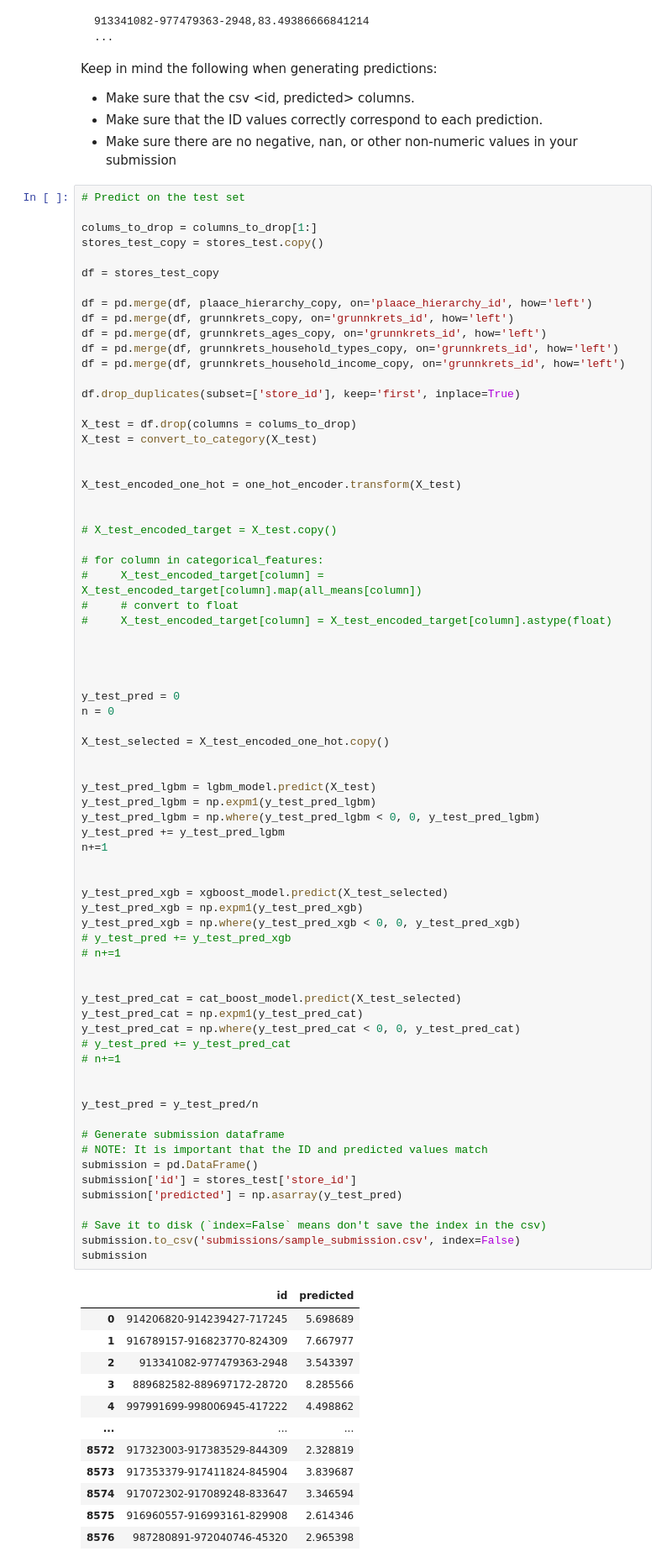
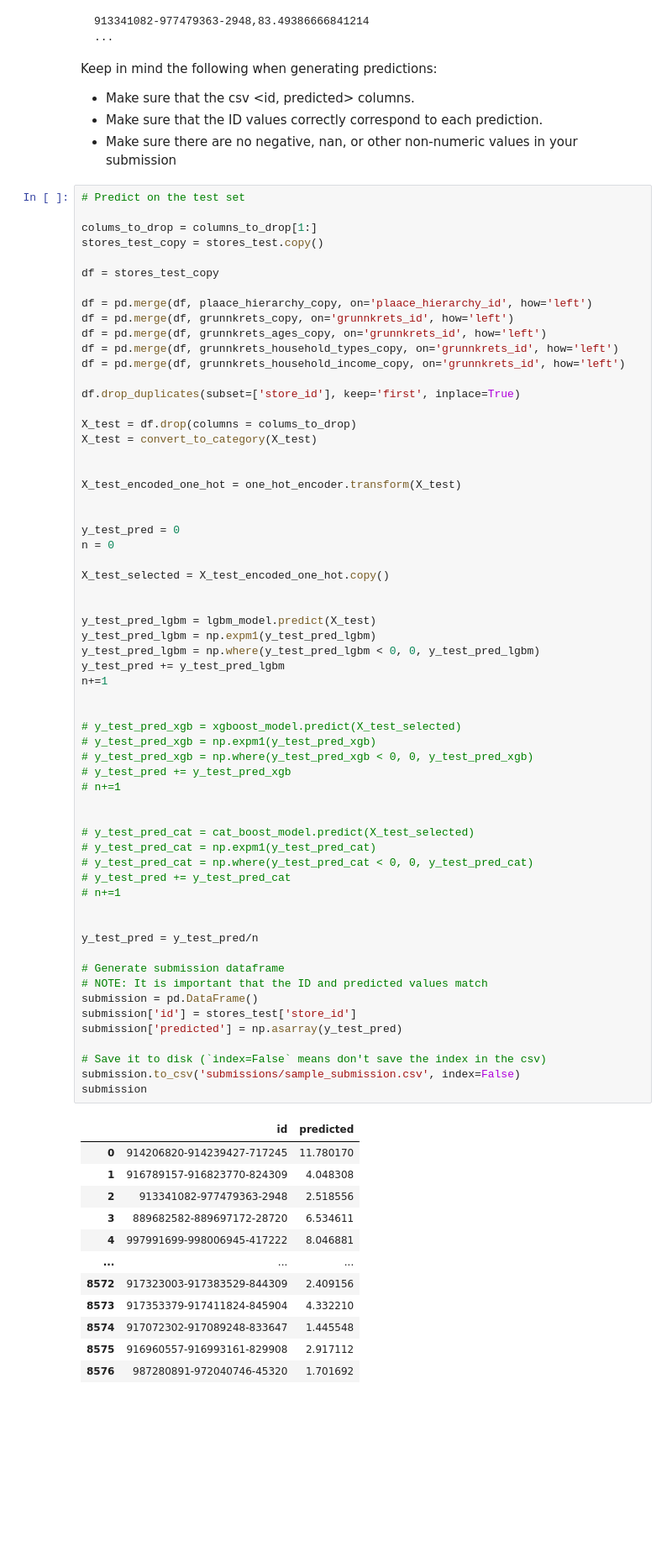
Before and after one commit to vladlevitin/TDT4173-Retail-Revenue-Prediction, a Jupyter notebook: TDT4173 Retail Revenue Prediction/introduction.ipynb, the cells around one changed output. Shown at 84% size. Cells and saved outputs as stored; diff of their text form; blank space fills up the shorter version.

```diff
--- a/TDT4173 Retail Revenue Prediction/introduction.ipynb
+++ b/TDT4173 Retail Revenue Prediction/introduction.ipynb
@@ -1191,16 +1157,6 @@ X_test = convert_to_category(X_test)
 X_test_encoded_one_hot = one_hot_encoder.transform(X_test)
 
 
-# X_test_encoded_target = X_test.copy()
-
-# for column in categorical_features:
-#     X_test_encoded_target[column] = X_test_encoded_target[column].map(all_means[column])
-#     # convert to float
-#     X_test_encoded_target[column] = X_test_encoded_target[column].astype(float)
-
-
-
-
 y_test_pred = 0
 n = 0
 
@@ -1208,50 +1164,50 @@ X_test_selected = X_test_encoded_one_hot.copy()
 
 
 y_test_pred_lgbm = lgbm_model.predict(X_test)
 y_test_pred_lgbm = np.expm1(y_test_pred_lgbm)
 y_test_pred_lgbm = np.where(y_test_pred_lgbm < 0, 0, y_test_pred_lgbm)
 y_test_pred += y_test_pred_lgbm
 n+=1
 
 
-y_test_pred_xgb = xgboost_model.predict(X_test_selected)
-y_test_pred_xgb = np.expm1(y_test_pred_xgb)
-y_test_pred_xgb = np.where(y_test_pred_xgb < 0, 0, y_test_pred_xgb)
+# y_test_pred_xgb = xgboost_model.predict(X_test_selected)
+# y_test_pred_xgb = np.expm1(y_test_pred_xgb)
+# y_test_pred_xgb = np.where(y_test_pred_xgb < 0, 0, y_test_pred_xgb)
 # y_test_pred += y_test_pred_xgb
 # n+=1
 
 
-y_test_pred_cat = cat_boost_model.predict(X_test_selected)
-y_test_pred_cat = np.expm1(y_test_pred_cat)
-y_test_pred_cat = np.where(y_test_pred_cat < 0, 0, y_test_pred_cat)
+# y_test_pred_cat = cat_boost_model.predict(X_test_selected)
+# y_test_pred_cat = np.expm1(y_test_pred_cat)
+# y_test_pred_cat = np.where(y_test_pred_cat < 0, 0, y_test_pred_cat)
 # y_test_pred += y_test_pred_cat
 # n+=1
 
 
 y_test_pred = y_test_pred/n
 
 # Generate submission dataframe
 # NOTE: It is important that the ID and predicted values match
 submission = pd.DataFrame()
 submission['id'] = stores_test['store_id']
 submission['predicted'] = np.asarray(y_test_pred)
 
 # Save it to disk (`index=False` means don't save the index in the csv)
 submission.to_csv('submissions/sample_submission.csv', index=False)
 submission
 # %% [output]
 |  | id | predicted |
-| 0 | 914206820-914239427-717245 | 5.698689 |
-| 1 | 916789157-916823770-824309 | 7.667977 |
-| 2 | 913341082-977479363-2948 | 3.543397 |
-| 3 | 889682582-889697172-28720 | 8.285566 |
-| 4 | 997991699-998006945-417222 | 4.498862 |
+| 0 | 914206820-914239427-717245 | 11.780170 |
+| 1 | 916789157-916823770-824309 | 4.048308 |
+| 2 | 913341082-977479363-2948 | 2.518556 |
+| 3 | 889682582-889697172-28720 | 6.534611 |
+| 4 | 997991699-998006945-417222 | 8.046881 |
 | ... | ... | ... |
-| 8572 | 917323003-917383529-844309 | 2.328819 |
-| 8573 | 917353379-917411824-845904 | 3.839687 |
-| 8574 | 917072302-917089248-833647 | 3.346594 |
-| 8575 | 916960557-916993161-829908 | 2.614346 |
-| 8576 | 987280891-972040746-45320 | 2.965398 |
+| 8572 | 917323003-917383529-844309 | 2.409156 |
+| 8573 | 917353379-917411824-845904 | 4.332210 |
+| 8574 | 917072302-917089248-833647 | 1.445548 |
+| 8575 | 916960557-916993161-829908 | 2.917112 |
+| 8576 | 987280891-972040746-45320 | 1.701692 |
 8577 rows × 2 columns
 # %%
 
```
Also changed, not shown: parts of 9 cells of this notebook, 7 other files.
